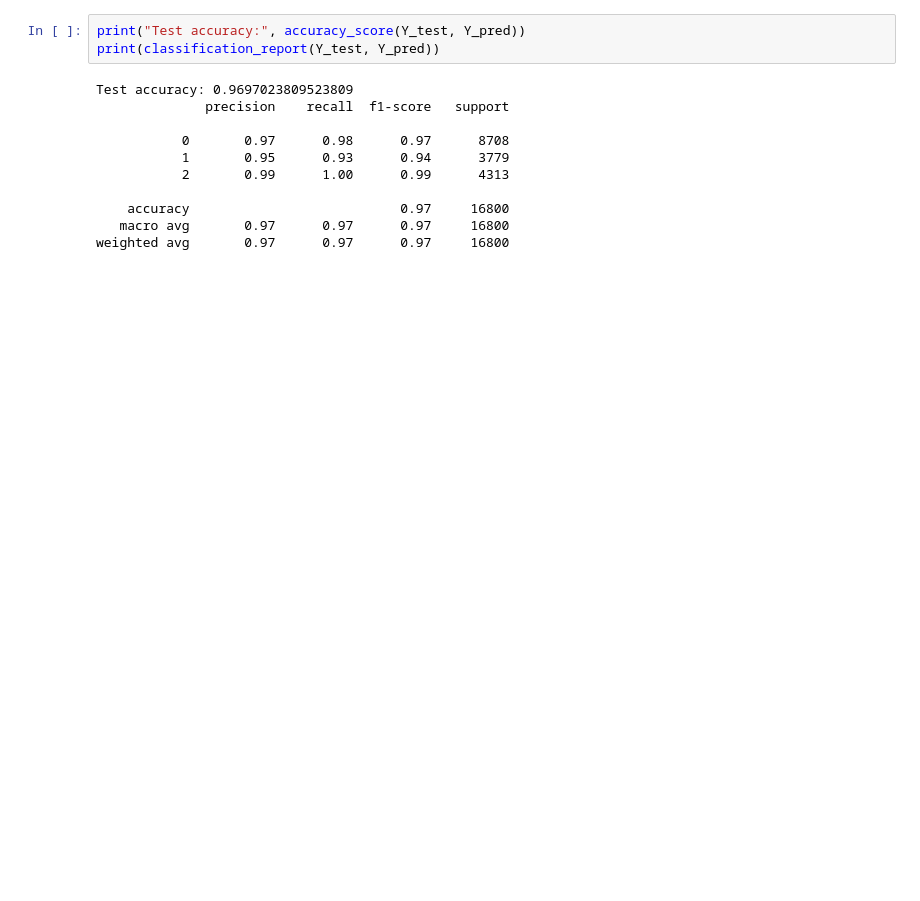
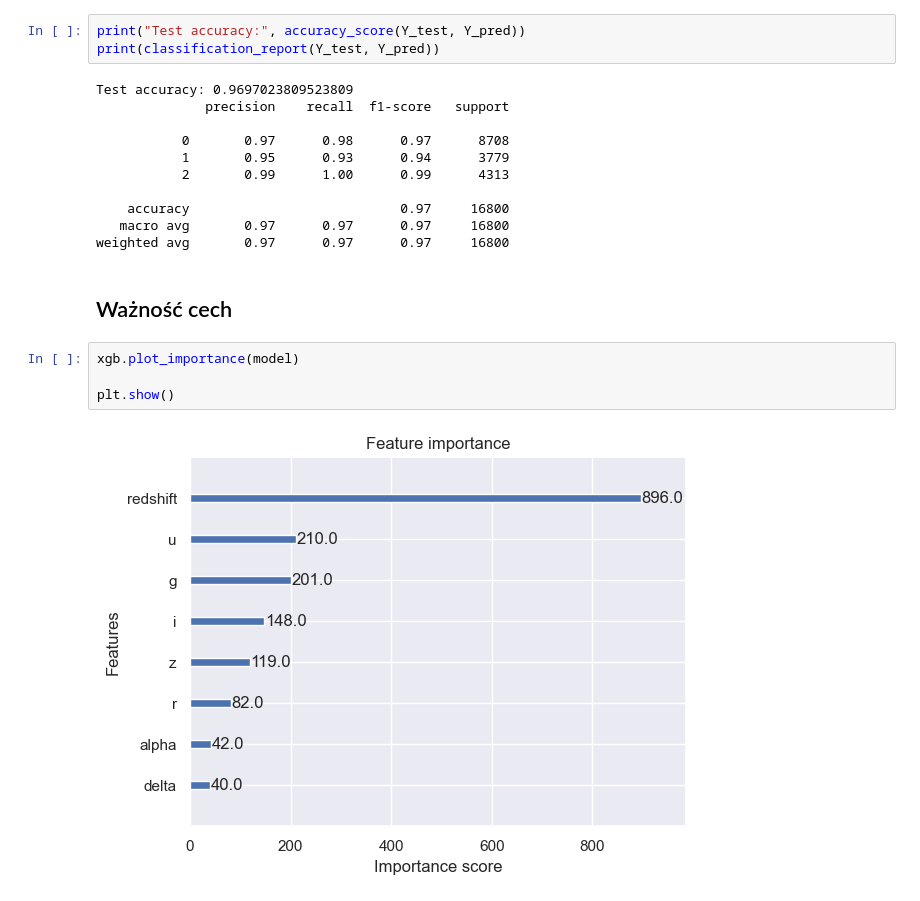
Before and after one commit to Jakarekk/Stellar-classification-xgboost, a Jupyter notebook: xgb.ipynb, the cells around one changed output. Cells and saved outputs as stored; diff of their text form; blank space fills up the shorter version.

Commit message:
feat: feature importance

```diff
--- a/xgb.ipynb
+++ b/xgb.ipynb
@@ -337,3 +337,11 @@ Test accuracy: 0.9697023809523809
     accuracy                           0.97     16800
    macro avg       0.97      0.97      0.97     16800
 weighted avg       0.97      0.97      0.97     16800
+# %% [markdown]
+## Ważność cech
+# %%
+xgb.plot_importance(model)
+
+plt.show()
+# %% [output]
+[figure, added]
```
Also changed, not shown: parts of 2 cells of this notebook.
